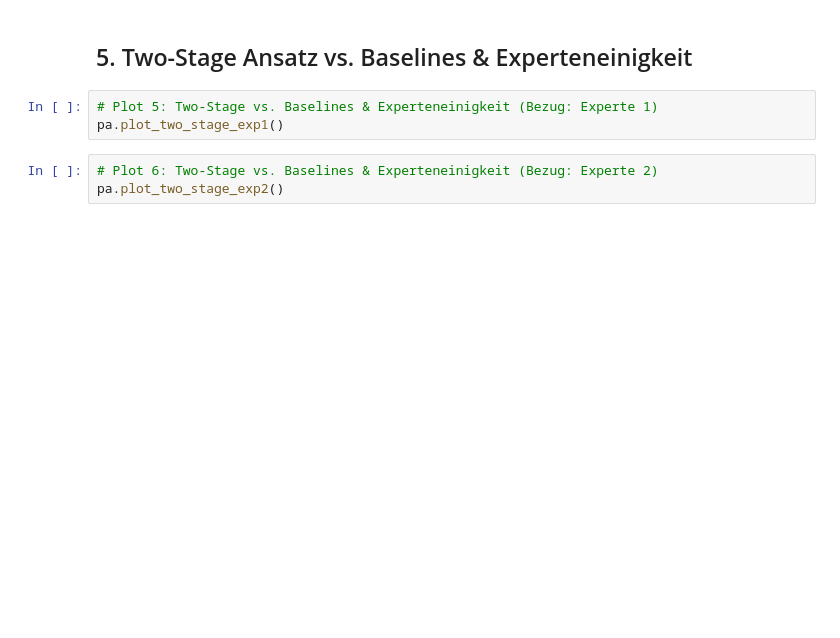
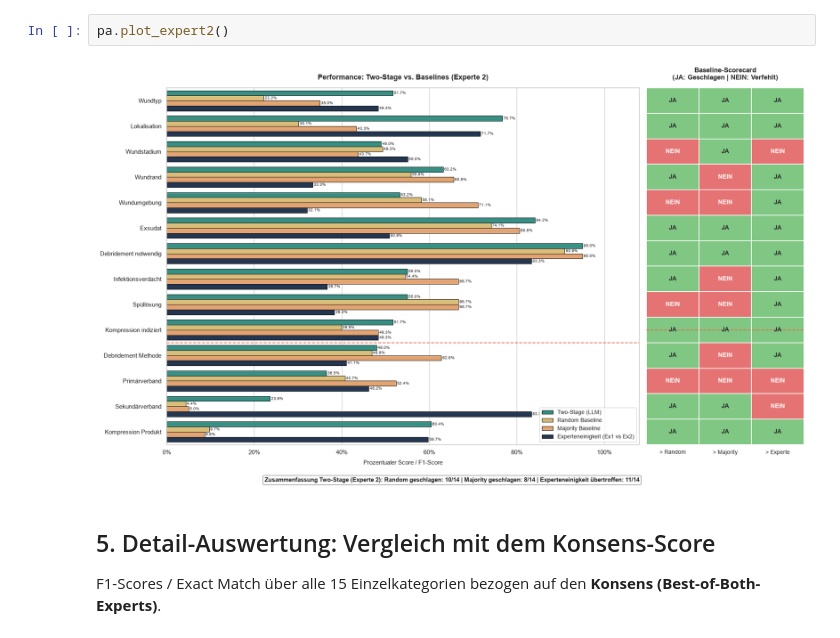
Before and after one commit to code-mert/masterarbeitmodell, a Jupyter notebook: notebooks/analyse_prompts/all_prompts.ipynb, the cells around one changed output. Saved outputs shown, nothing was run; the diff lists cells and outputs as text; blank space fills up the shorter version.

```diff
--- a/notebooks/analyse_prompts/all_prompts.ipynb
+++ b/notebooks/analyse_prompts/all_prompts.ipynb
@@ -49,8 +59,7 @@ pa.plot_few_shot_exp2()
+# %%
+pa.plot_expert2()
+# %% [output]
+[figure, added]
 # %% [markdown]
-## 5. Two-Stage Ansatz vs. Baselines & Experteneinigkeit
+## 5. Detail-Auswertung: Vergleich mit dem Konsens-Score
+F1-Scores / Exact Match über alle 15 Einzelkategorien bezogen auf den **Konsens (Best-of-Both-Experts)**.
-# %%
-# Plot 5: Two-Stage vs. Baselines & Experteneinigkeit (Bezug: Experte 1)
-pa.plot_two_stage_exp1()
-# %%
-# Plot 6: Two-Stage vs. Baselines & Experteneinigkeit (Bezug: Experte 2)
-pa.plot_two_stage_exp2()
```
Also changed, not shown: parts of 20 cells of this notebook, 12 other files.
